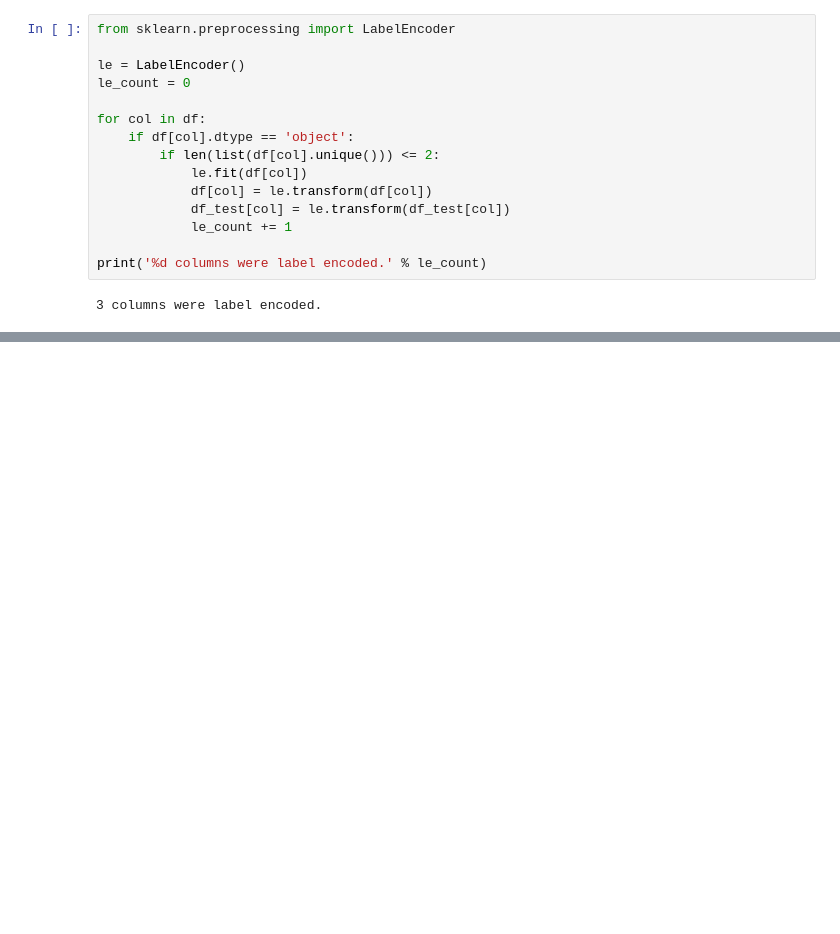
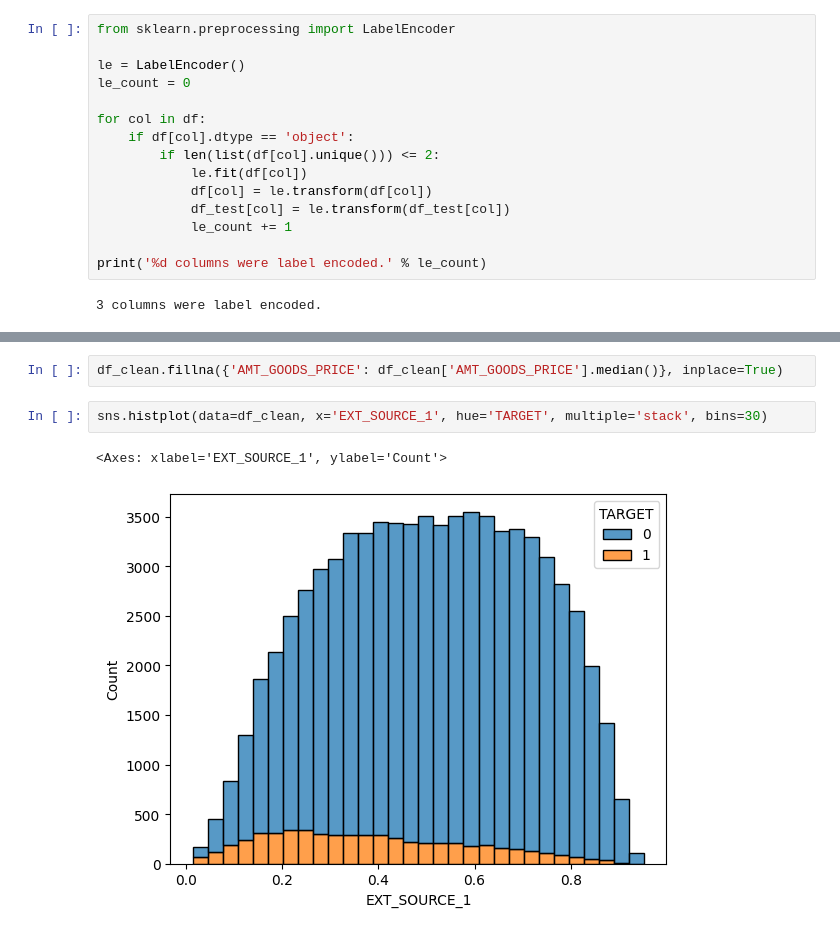
Before and after one commit to TheEngHamza/CreditRisk_HomeCredit, a Jupyter notebook: notebooks/EDA.ipynb, the cells around one changed output, grey strips where cells are left out. Cells and saved outputs as stored; diff of their text form; blank space fills up the shorter version.

```diff
--- a/notebooks/EDA.ipynb
+++ b/notebooks/EDA.ipynb
@@ -306,0 +602,7 @@ Analyse de l'importance de chaque variable sur la cible
+# %%
+df_clean.fillna({'AMT_GOODS_PRICE': df_clean['AMT_GOODS_PRICE'].median()}, inplace=True)
+# %%
+sns.histplot(data=df_clean, x='EXT_SOURCE_1', hue='TARGET', multiple='stack', bins=30)
+# %% [output]
+<Axes: xlabel='EXT_SOURCE_1', ylabel='Count'>
+[figure, added]
```
Also changed, not shown: parts of 97 cells of this notebook.
